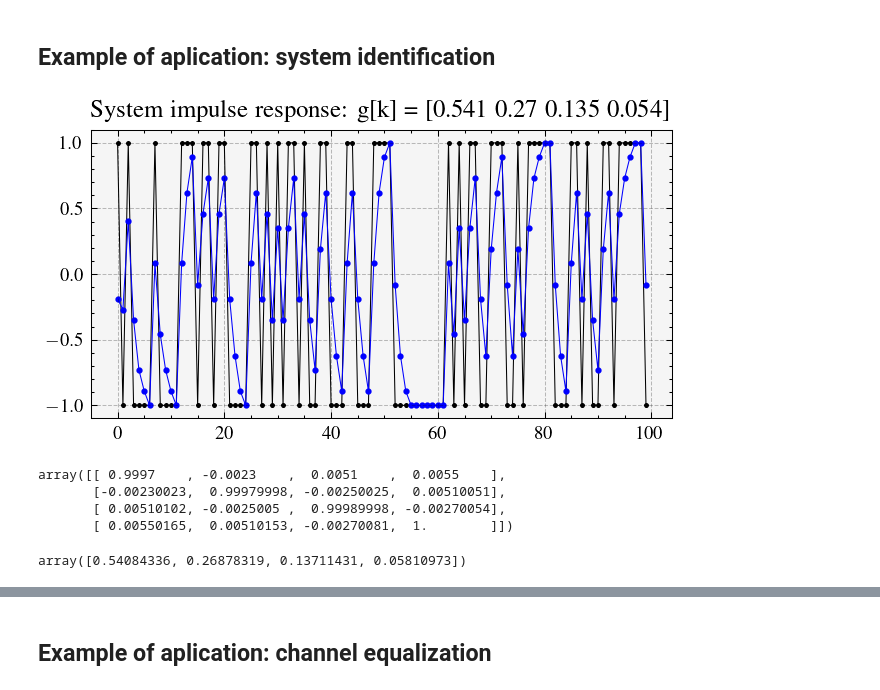
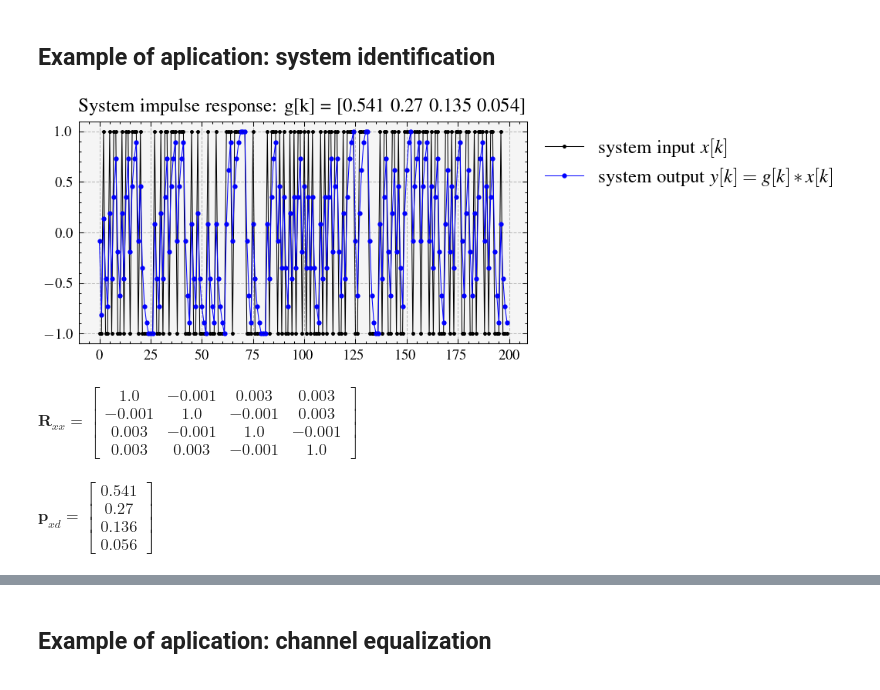
Before and after one commit to edsonportosilva/AdaptiveSignalProcessing, a Jupyter notebook: notebooks/4. Wiener filter.ipynb, the cells around one changed output, grey strips where cells are left out. Cells and saved outputs as stored; diff of their text form; code cells hidden in the pictures.

```diff
--- a/notebooks/4. Wiener filter.ipynb
+++ b/notebooks/4. Wiener filter.ipynb
@@ -142,40 +142,42 @@ def estimate_cross_correlation(x, d, N):
 # %%
 nsamples = 10000
 σ2 = 0.25 # noise variance
 
 # Define input signal to the system
 x = 2*np.random.randint(0, 2, nsamples)-1
 
 # Define impulse response of the system
 g = np.array([1, 0.5, 0.25, 0.1])
 g = g/np.sum(g)
 
 # Convolve input signal with system's impulse response
 y = np.convolve(x, g,'same')
 y = np.roll(y, 1) # remove input-output delay
 
 # Generate noise and add noise to the systens output
 n = np.random.normal(0, np.sqrt(σ2), nsamples)
 
-plt.plot(x[0:100],'-*k', label='system input')
-plt.plot(y[0:100],'-ob', label='system output');
+plt.plot(x[0:200],'-*k', label='system input $x[k]$')
+plt.plot(y[0:200],'-ob', label='system output $y[k] = g[k]\\ast x[k]$');
 plt.title(f'System impulse response: g[k] = {g.round(3)}');
+plt.legend(bbox_to_anchor=(1, 1));
 plt.grid()
 # %% [output]
-[figure, old version]
+[figure, new version]
 # %%
+# Estimate correlation matrix R = E[x*x.T]
 R = estimate_correlation_matrix(x, 4)
-R
+
+symdisp('\\boldsymbol{R}_{xx} = ', sp.Matrix(R), numDig=3)
 # %% [output]
-array([[ 0.9997    , -0.0023    ,  0.0051    ,  0.0055    ],
-       [-0.00230023,  0.99979998, -0.00250025,  0.00510051],
-       [ 0.00510102, -0.0025005 ,  0.99989998, -0.00270054],
-       [ 0.00550165,  0.00510153, -0.00270081,  1.        ]])
+$\displaystyle \boldsymbol{R}_{xx} = \left[\begin{matrix}1.0 & -0.001 & 0.003 & 0.003\\-0.001 & 1.0 & -0.001 & 0.003\\0.003 & -0.001 & 1.0 & -0.001\\0.003 & 0.003 & -0.001 & 1.0\end{matrix}\right]\;\mathrm{ }$
 # %%
+# Estimate cross correlation matrix R = E[d*x]
 p = estimate_cross_correlation(x, y, 4)
-p
+
+symdisp('\\boldsymbol{p}_{xd} = ', sp.Matrix(p), numDig=3)
 # %% [output]
-array([0.54084336, 0.26878319, 0.13711431, 0.05810973])
+$\displaystyle \boldsymbol{p}_{xd} = \left[\begin{matrix}0.541\\0.27\\0.136\\0.056\end{matrix}\right]\;\mathrm{ }$
 # %%
 h_opt = np.linalg.inv(R)@p
 
```
Also changed, not shown: parts of 7 cells of this notebook.
